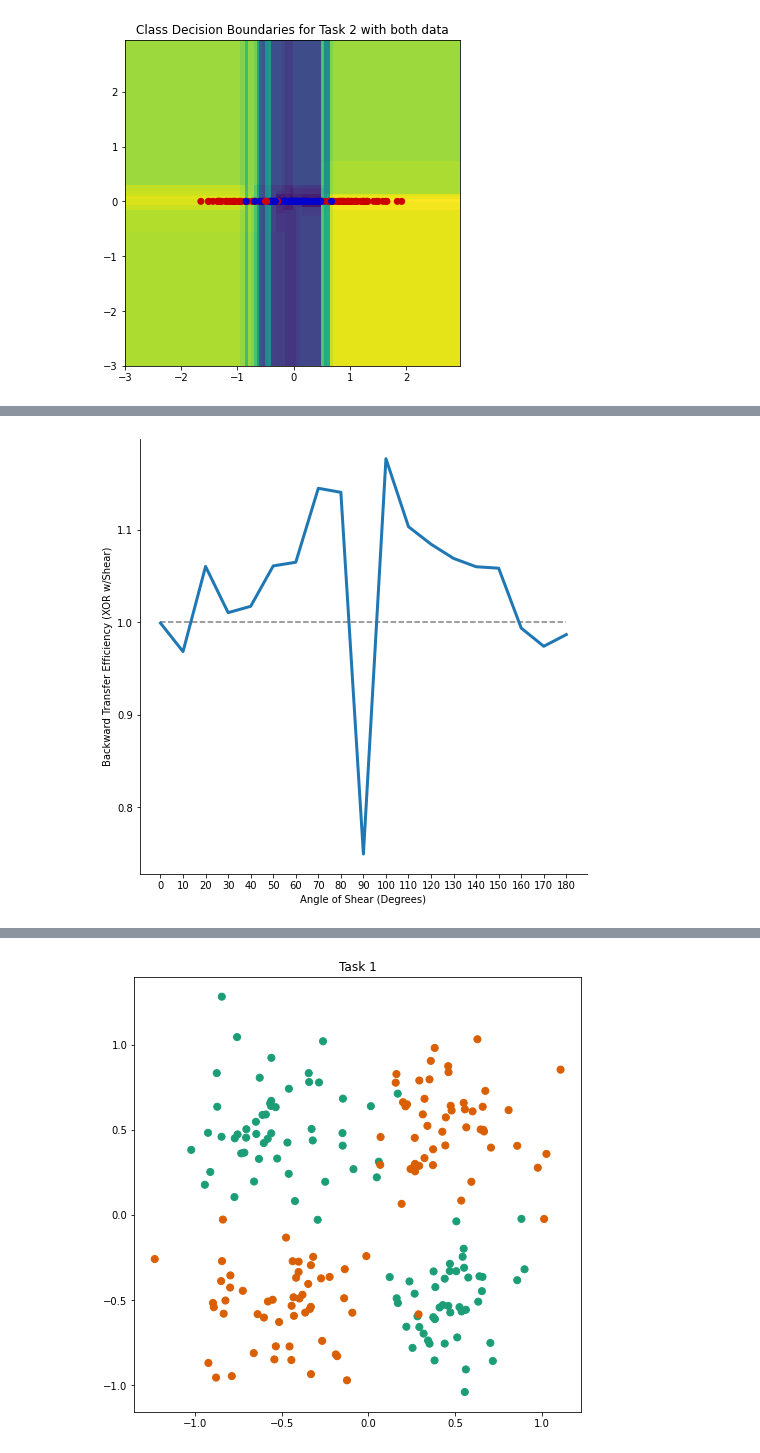
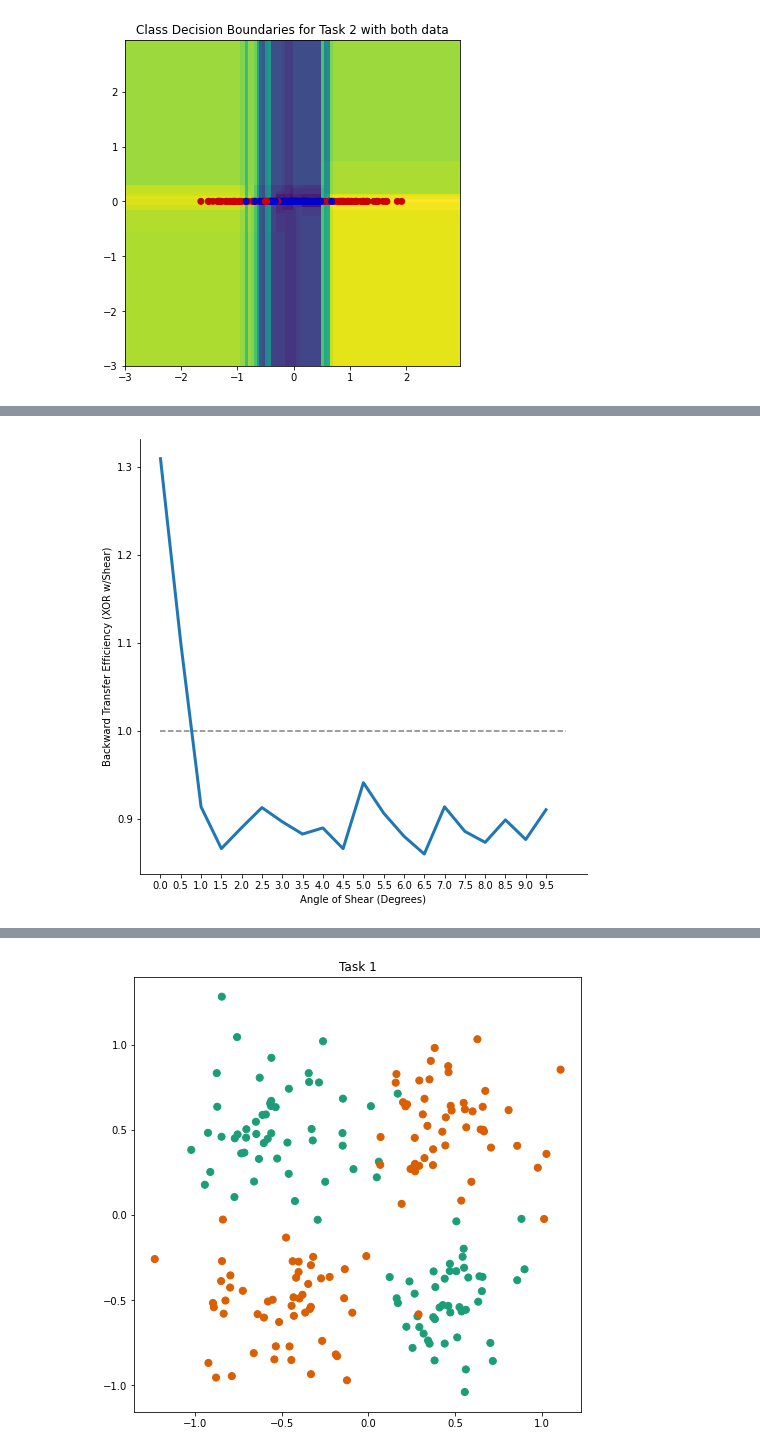
Before and after one commit to ykobaya9/ndd-links, a Jupyter notebook: affine_exp.ipynb, the cells around one changed output, grey strips where cells are left out. Cells and saved outputs as stored; diff of their text form; code cells hidden in the pictures.

```diff
--- a/affine_exp.ipynb
+++ b/affine_exp.ipynb
@@ -232,7 +309,7 @@ plt.title('Class Decision Boundaries for Task 2 with both data');
 [figure]
 [figure]
 # %%
-angle_sweep = range(0,181,10)
+angle_sweep = np.arange(0,10,0.5)
 task1_sample = 100
 task2_sample = 100
 mc_rep = 250
@@ -259,17 +336,17 @@ mean_te1 = fn.bte_v_angle(angle_sweep, task1_sample, task2_sample, mc_rep, regis
 # %%
 fig, ax = plt.subplots(1, 1, figsize=(8, 8))
 ax.plot(angle_sweep, mean_te1, linewidth=3)
-ax.set_xticks(range(0, 181, 10))
-ax.hlines(1, 0, 180, colors="gray", linestyles="dashed", linewidth=1.5)
+ax.set_xticks(np.arange(0, 10, 0.5))
+ax.hlines(1, 0, 10, colors="gray", linestyles="dashed", linewidth=1.5)
 ax.set_xlabel("Angle of Shear (Degrees)")
 ax.set_ylabel("Backward Transfer Efficiency (XOR w/Shear)")
 
 right_side = ax.spines["right"]
 right_side.set_visible(False)
 top_side = ax.spines["top"]
 top_side.set_visible(False)
 # %% [output]
-[figure, old version]
+[figure, new version]
 # %%
 mean_te2 = fn.bte_v_angle(angle_sweep, task1_sample, task2_sample, mc_rep, register_cpd=True)
 # %% [output]
```
Also changed, not shown: parts of 17 cells of this notebook.
